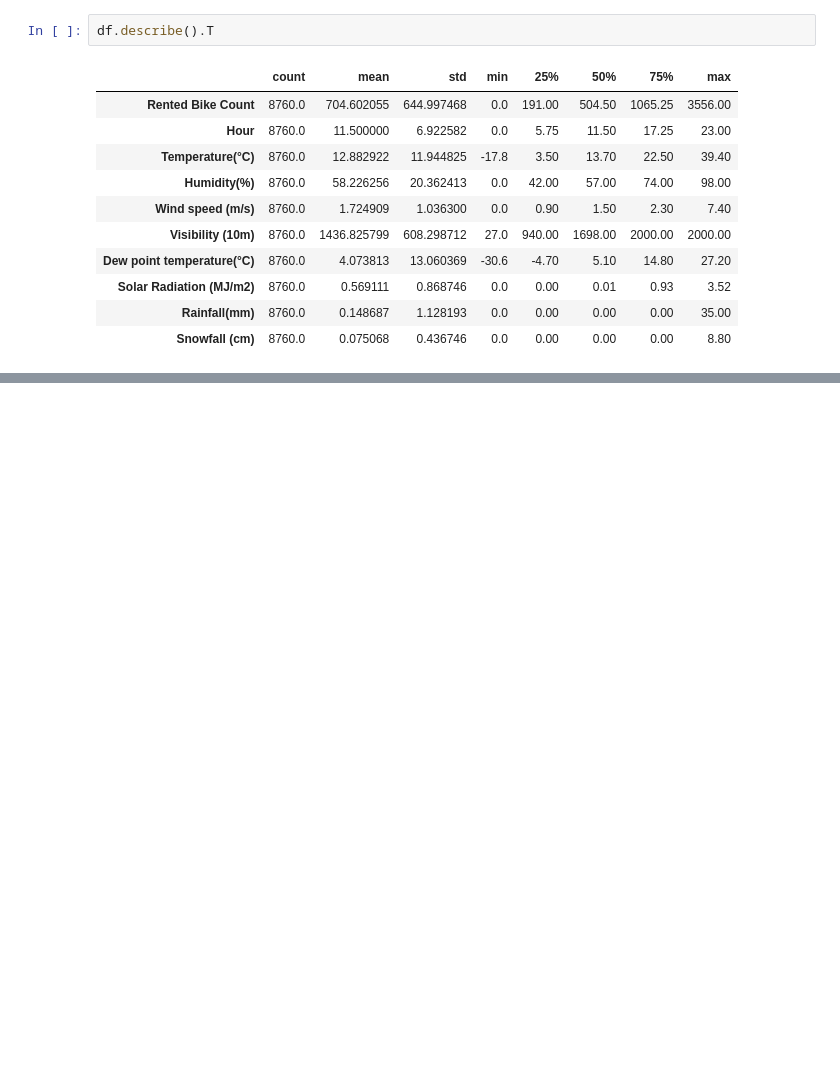
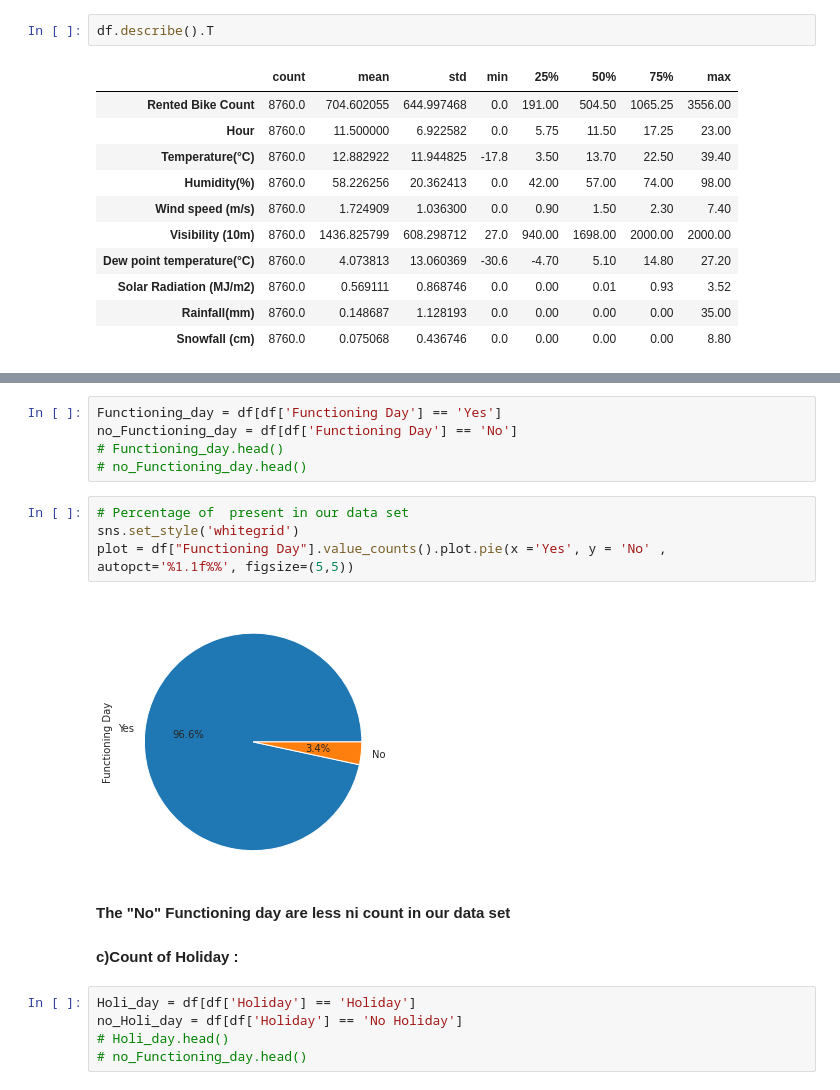
Before and after one commit to 143biswajit/Bike_Sharing_Demand_Prediction, a Jupyter notebook: Bike_Sharing_Demand_Prediction_Capstone_Project.ipynb, the cells around one changed output, grey strips where cells are left out. Saved outputs shown, nothing was run; the diff lists cells and outputs as text; blank space fills up the shorter version.

```diff
--- a/Bike_Sharing_Demand_Prediction_Capstone_Project.ipynb
+++ b/Bike_Sharing_Demand_Prediction_Capstone_Project.ipynb
@@ -180,0 +294,20 @@ df.describe().T
+# %%
+Functioning_day = df[df['Functioning Day'] == 'Yes']
+no_Functioning_day = df[df['Functioning Day'] == 'No']
+# Functioning_day.head()
+# no_Functioning_day.head()
+# %%
+# Percentage of  present in our data set
+sns.set_style('whitegrid')
+plot = df["Functioning Day"].value_counts().plot.pie(x ='Yes', y = 'No' , autopct='%1.1f%%', figsize=(5,5))
+# %% [output]
+[figure, added]
+# %% [markdown]
+**The "No" Functioning day are less ni count in our data set**
+# %% [markdown]
+**c)Count of Holiday :**
+# %%
+Holi_day = df[df['Holiday'] == 'Holiday']
+no_Holi_day = df[df['Holiday'] == 'No Holiday']
+# Holi_day.head()
+# no_Functioning_day.head()
```
Also changed, not shown: parts of 39 cells of this notebook.
